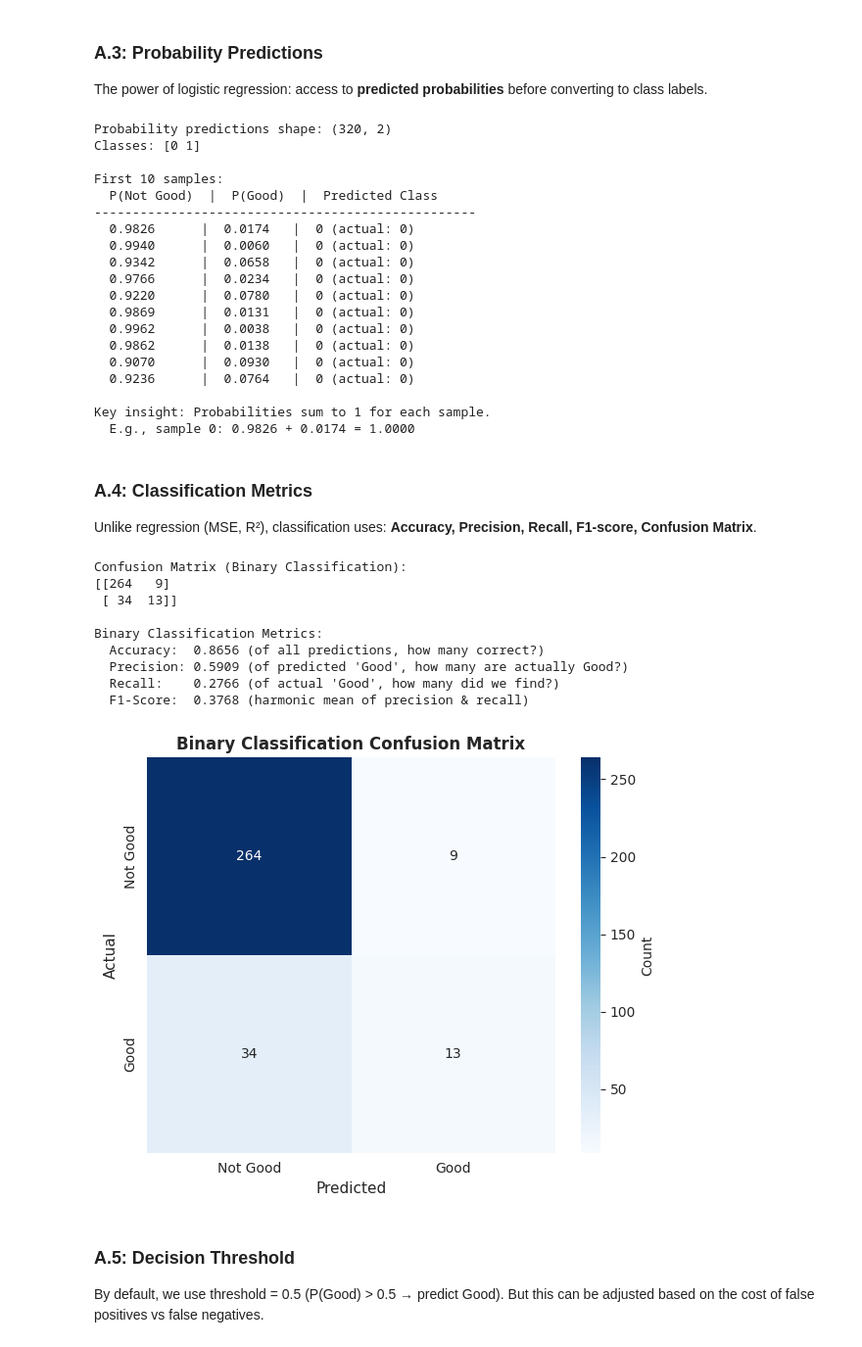
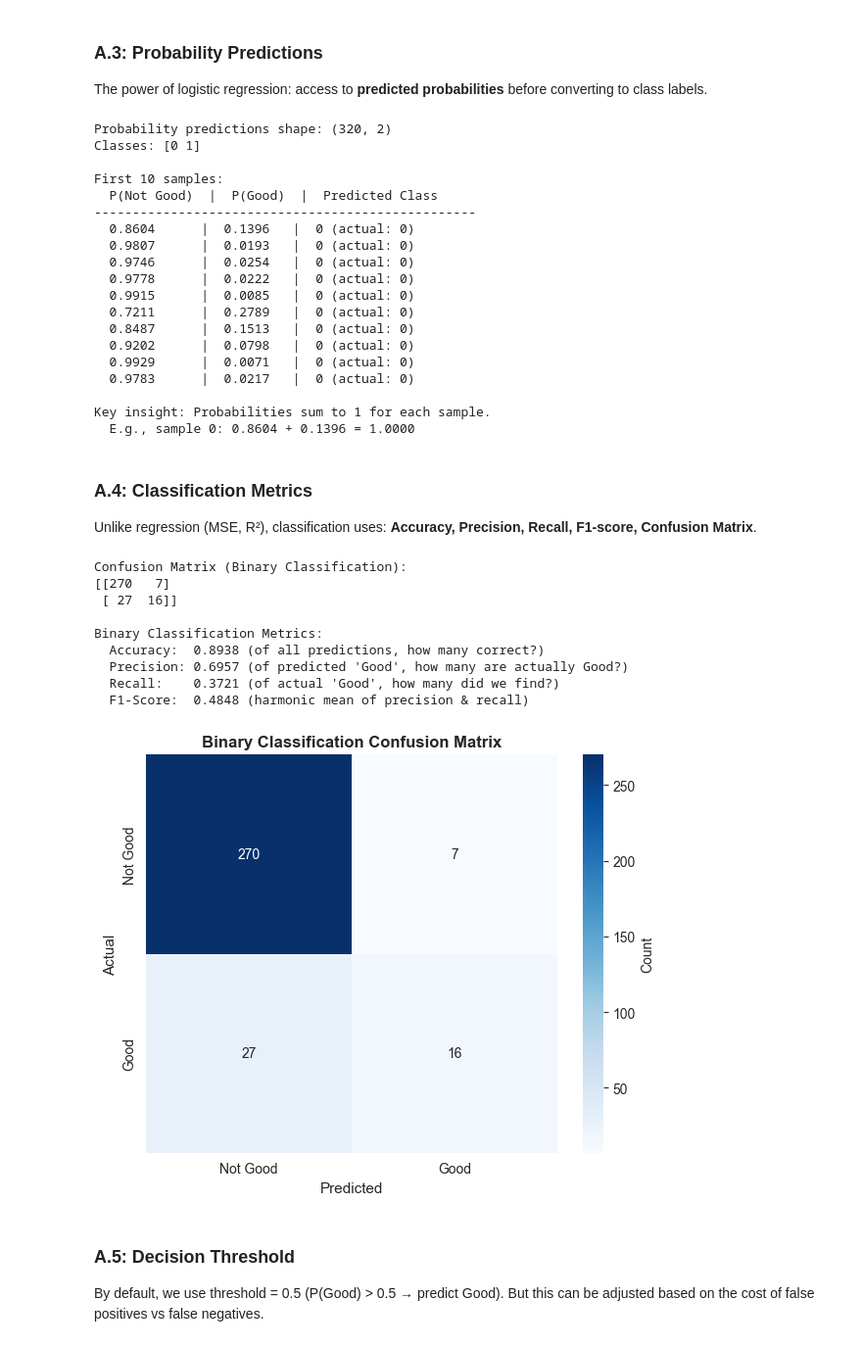
Before and after one commit to cherryyypham/NEU-ML, a Jupyter notebook: W5-Lab1.ipynb, the cells around one changed output. Shown at 98% size. Saved outputs shown, nothing was run; the diff lists cells and outputs as text; code cells hidden in the pictures.

```diff
--- a/W5-Lab1.ipynb
+++ b/W5-Lab1.ipynb
@@ -74,6 +74,7 @@ y = df['quality']
 
 # TODO: Create binary target
 # Hint: Create a binary variable where y_binary = 1 if quality >= 7, else 0
+y_binary = (y >= 7).astype(int)
 
 # Analyze class distribution
 print("Binary Classification Target Distribution:")
@@ -88,6 +89,9 @@ Binary Classification Target Distribution:
 Class imbalance ratio: 6.37:1
 # %%
 # TODO: Split data into train/test sets with 80/20 split and random_state=42
+X_train, X_test, y_train, y_test = train_test_split(
+    X, y_binary, test_size=0.2, random_state=42, stratify=y_binary
+)
 
 print(f"Training set: {X_train.shape[0]} samples, {X_train.shape[1]} features")
 print(f"Test set: {X_test.shape[0]} samples")
@@ -131,8 +135,10 @@ Solution: Use logistic regression with sigmoid function to map to [0, 1].
 Logistic regression uses the **sigmoid function** σ(z) = 1/(1 + e^(-z)) to map predictions to [0, 1], interpreted as P(Y=1|X).
 # %%
 # TODO: Create a Pipeline with StandardScaler and LogisticRegression
-
-
+pipeline_logistic = Pipeline([
+    ('scaler', StandardScaler()),
+    ('logistic_regression', LogisticRegression(random_state=42, max_iter=1000))
+])
 
 # Fit on training data
 pipeline_logistic.fit(X_train, y_train)
@@ -176,62 +182,66 @@ Classes: [0 1]
 First 10 samples:
   P(Not Good)  |  P(Good)  |  Predicted Class
 --------------------------------------------------
-  0.9826      |  0.0174   |  0 (actual: 0)
-  0.9940      |  0.0060   |  0 (actual: 0)
-  0.9342      |  0.0658   |  0 (actual: 0)
-  0.9766      |  0.0234   |  0 (actual: 0)
-  0.9220      |  0.0780   |  0 (actual: 0)
-  0.9869      |  0.0131   |  0 (actual: 0)
-  0.9962      |  0.0038   |  0 (actual: 0)
-  0.9862      |  0.0138   |  0 (actual: 0)
-  0.9070      |  0.0930   |  0 (actual: 0)
-  0.9236      |  0.0764   |  0 (actual: 0)
+  0.8604      |  0.1396   |  0 (actual: 0)
+  0.9807      |  0.0193   |  0 (actual: 0)
+  0.9746      |  0.0254   |  0 (actual: 0)
+  0.9778      |  0.0222   |  0 (actual: 0)
+  0.9915      |  0.0085   |  0 (actual: 0)
+  0.7211      |  0.2789   |  0 (actual: 0)
+  0.8487      |  0.1513   |  0 (actual: 0)
+  0.9202      |  0.0798   |  0 (actual: 0)
+  0.9929      |  0.0071   |  0 (actual: 0)
+  0.9783      |  0.0217   |  0 (actual: 0)
 
 Key insight: Probabilities sum to 1 for each sample.
-  E.g., sample 0: 0.9826 + 0.0174 = 1.0000
+  E.g., sample 0: 0.8604 + 0.1396 = 1.0000
 # %% [markdown]
 ### A.4: Classification Metrics
 
 Unlike regression (MSE, R²), classification uses: **Accuracy, Precision, Recall, F1-score, Confusion Matrix**.
 # %%
 # TODO: Compute confusion matrix for binary classification
+cm_binary = confusion_matrix(y_test, y_pred_binary)
 
 print("Confusion Matrix (Binary Classification):")
 print(cm_binary)
 print()
 
 # TODO: Compute binary classification metrics
-
+acc = accuracy_score(y_test, y_pred_binary)
+prec = precision_score(y_test, y_pred_binary)
+rec = recall_score(y_test, y_pred_binary)
+f1 = f1_score(y_test, y_pred_binary)
 
 print("Binary Classification Metrics:")
 print(f"  Accuracy:  {acc:.4f} (of all predictions, how many correct?)")
 print(f"  Precision: {prec:.4f} (of predicted 'Good', how many are actually Good?)")
 print(f"  Recall:    {rec:.4f} (of actual 'Good', how many did we find?)")
 print(f"  F1-Score:  {f1:.4f} (harmonic mean of precision & recall)")
 
 # Visualize confusion matrix
 fig, ax = plt.subplots(figsize=(6, 5))
 sns.heatmap(cm_binary, annot=True, fmt='d', cmap='Blues',
             xticklabels=['Not Good', 'Good'],
             yticklabels=['Not Good', 'Good'],
             cbar_kws={'label': 'Count'},
             ax=ax)
 ax.set_ylabel('Actual', fontsize=11)
 ax.set_xlabel('Predicted', fontsize=11)
 ax.set_title('Binary Classification Confusion Matrix', fontsize=12, fontweight='bold')
 plt.tight_layout()
 plt.show()
 # %% [output]
 Confusion Matrix (Binary Classification):
-[[264   9]
- [ 34  13]]
+[[270   7]
+ [ 27  16]]
 
 Binary Classification Metrics:
-  Accuracy:  0.8656 (of all predictions, how many correct?)
-  Precision: 0.5909 (of predicted 'Good', how many are actually Good?)
-  Recall:    0.2766 (of actual 'Good', how many did we find?)
-  F1-Score:  0.3768 (harmonic mean of precision & recall)
+  Accuracy:  0.8938 (of all predictions, how many correct?)
+  Precision: 0.6957 (of predicted 'Good', how many are actually Good?)
+  Recall:    0.3721 (of actual 'Good', how many did we find?)
+  F1-Score:  0.4848 (harmonic mean of precision & recall)
-[figure, old version]
+[figure, new version]
 # %% [markdown]
 ### A.5: Decision Threshold
 
```
Also changed, not shown: parts of 12 cells of this notebook.
